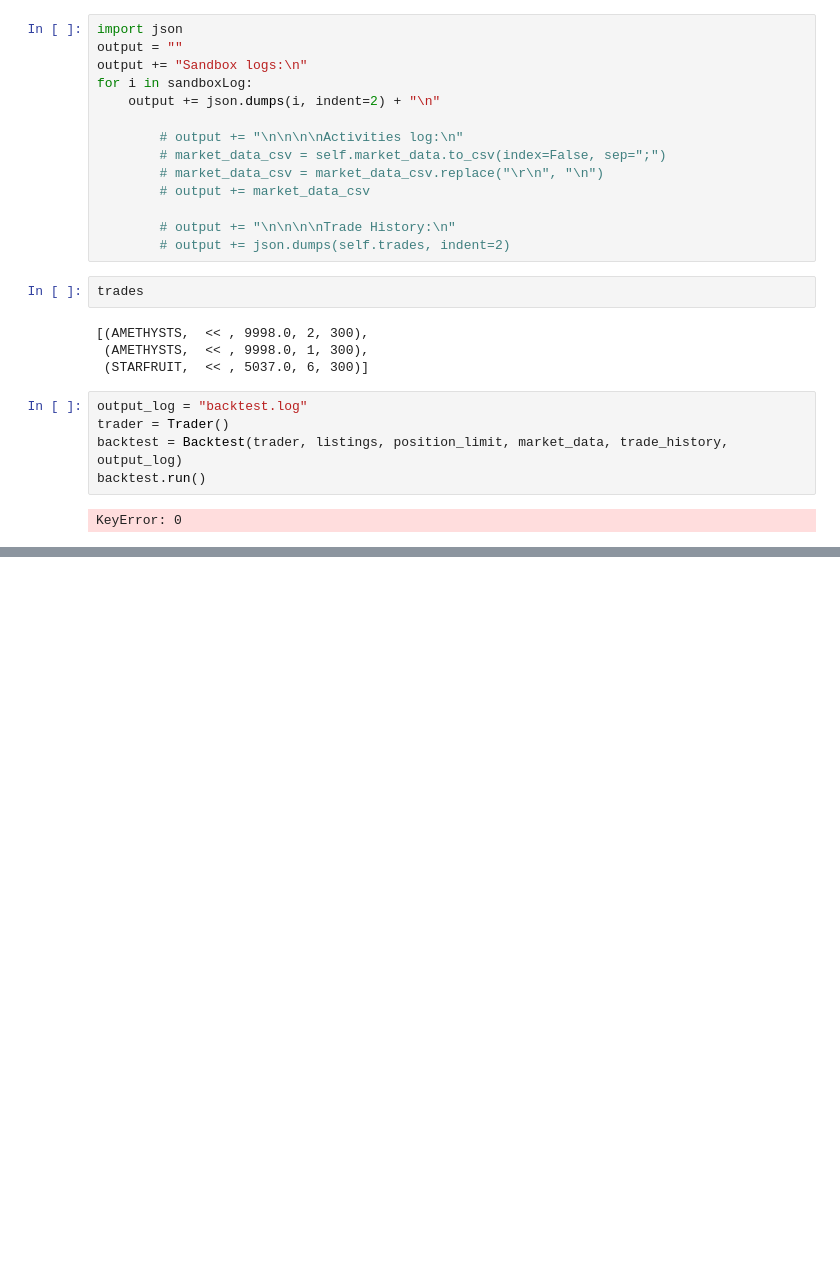
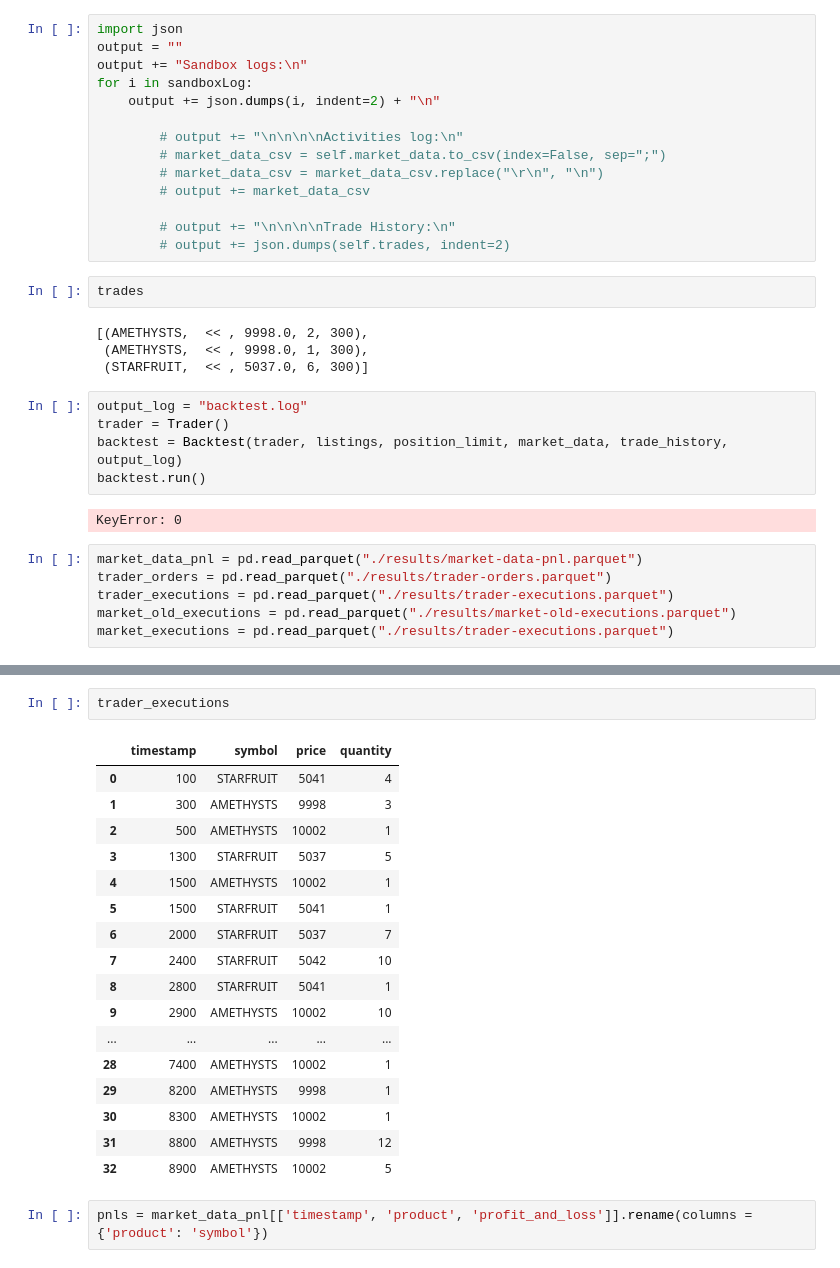
Before and after one commit to KyraZzz/shellcollector25, a Jupyter notebook: round0/data_analysis.ipynb, the cells around one changed output, grey strips where cells are left out. Drawn from its saved outputs; the diff is of its cells as text; blank space fills up the shorter version.

Commit message:
Write data to parquet

```diff
--- a/round0/data_analysis.ipynb
+++ b/round0/data_analysis.ipynb
@@ -353,3 +353,9 @@ backtest = Backtest(trader, listings, position_limit, market_data, trade_history
 backtest.run()
 # %% [output]
 KeyError: 0
+# %%
+market_data_pnl = pd.read_parquet("./results/market-data-pnl.parquet")
+trader_orders = pd.read_parquet("./results/trader-orders.parquet")
+trader_executions = pd.read_parquet("./results/trader-executions.parquet")
+market_old_executions = pd.read_parquet("./results/market-old-executions.parquet")
+market_executions = pd.read_parquet("./results/trader-executions.parquet")
@@ -355,0 +378,22 @@ KeyError: 0
+# %%
+trader_executions
+# %% [output]
+|  | timestamp | symbol | price | quantity |
+| 0 | 100 | STARFRUIT | 5041 | 4 |
+| 1 | 300 | AMETHYSTS | 9998 | 3 |
+| 2 | 500 | AMETHYSTS | 10002 | 1 |
+| 3 | 1300 | STARFRUIT | 5037 | 5 |
+| 4 | 1500 | AMETHYSTS | 10002 | 1 |
+| 5 | 1500 | STARFRUIT | 5041 | 1 |
+| 6 | 2000 | STARFRUIT | 5037 | 7 |
+| 7 | 2400 | STARFRUIT | 5042 | 10 |
+| 8 | 2800 | STARFRUIT | 5041 | 1 |
+| 9 | 2900 | AMETHYSTS | 10002 | 10 |
+| ... | ... | ... | ... | ... |
+| 28 | 7400 | AMETHYSTS | 10002 | 1 |
+| 29 | 8200 | AMETHYSTS | 9998 | 1 |
+| 30 | 8300 | AMETHYSTS | 10002 | 1 |
+| 31 | 8800 | AMETHYSTS | 9998 | 12 |
+| 32 | 8900 | AMETHYSTS | 10002 | 5 |
+# %%
+pnls = market_data_pnl[['timestamp', 'product', 'profit_and_loss']].rename(columns = {'product': 'symbol'})
```
Also changed, not shown: parts of 8 cells of this notebook, 7 other files.
